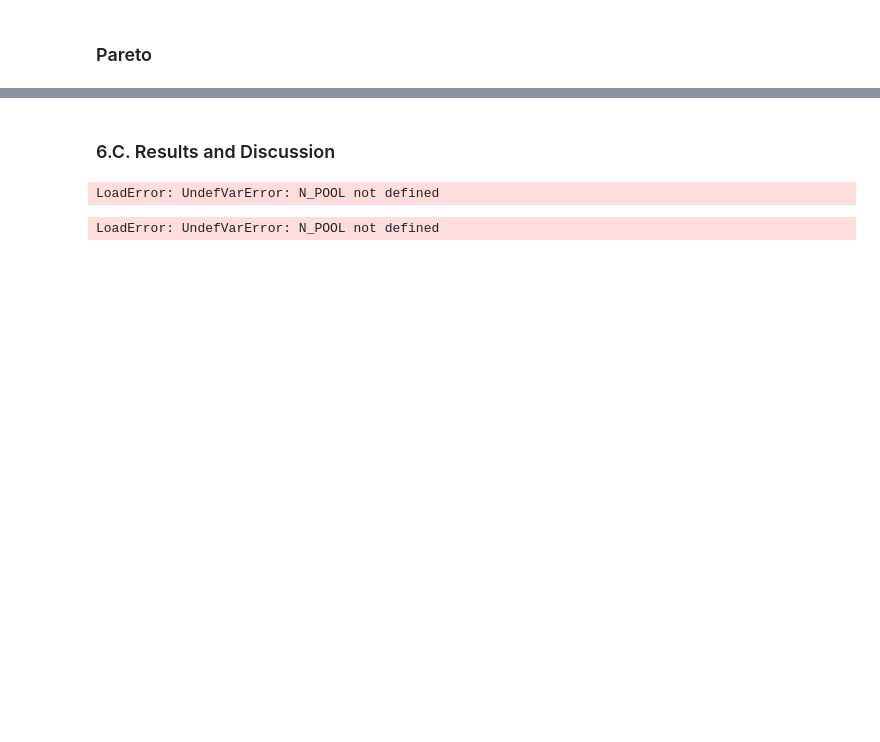
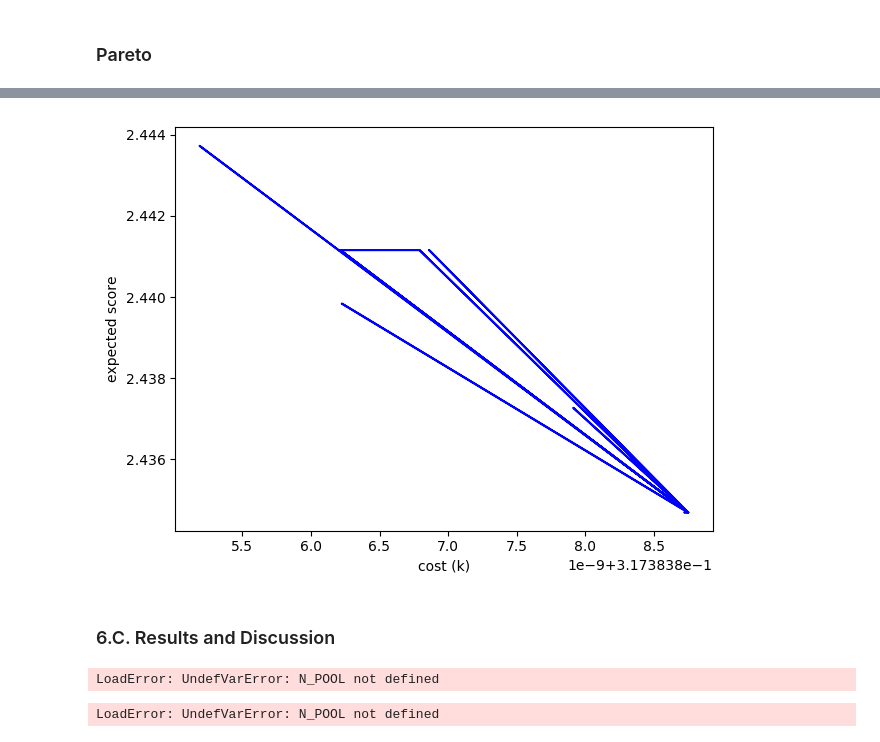
Before and after one commit to tuanqdinh/GameStrategyOptimization, a Jupyter notebook: project_report_template.ipynb, the cells around one changed output, grey strips where cells are left out. Drawn from its saved outputs; the diff is of its cells as text; code cells hidden in the pictures; blank space fills up the shorter version.

```diff
--- a/project_report_template.ipynb
+++ b/project_report_template.ipynb
@@ -984,3 +998,12 @@ get_pareto (generic function with 1 method)
+# %%
+# plot tradeoff curve
+plot(cost, score,"b-")
+xlabel("cost (k)")
+ylabel("expected score")
+# axis([0,0.04,1.5, 2.2]);
+tight_layout()
+# %% [output]
+[figure, added]
 # %% [markdown]
 ### 6.C. Results and Discussion ###
 # %%
```
Also changed, not shown: parts of 9 cells of this notebook, 2 other files.
